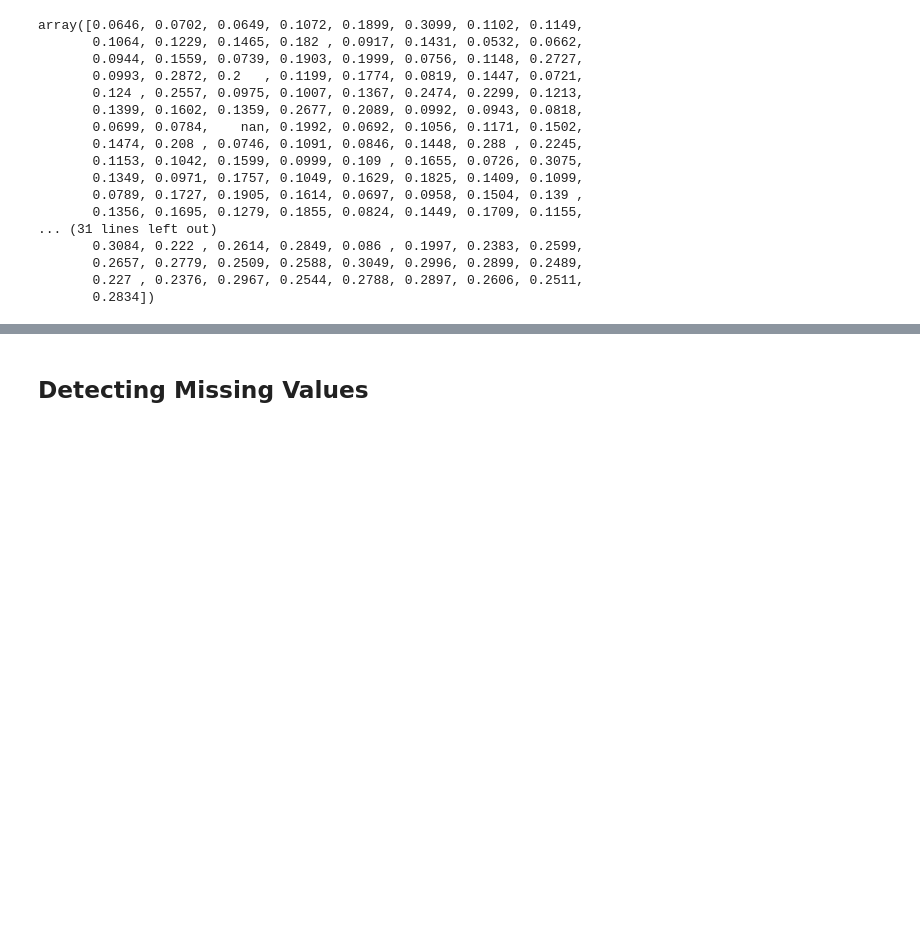
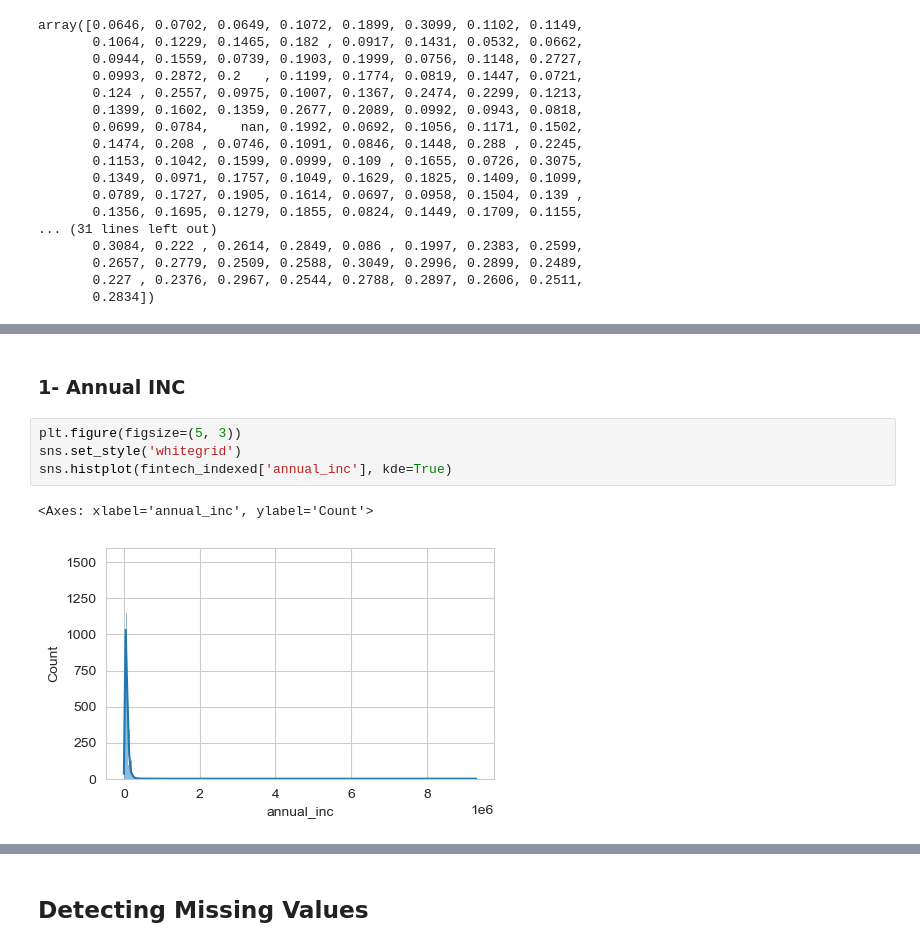
Before and after one commit to yasmeenel3sh/DataEngineeringProject, a Jupyter notebook: M1-template.ipynb, the cells around one changed output, grey strips where cells are left out. Drawn from its saved outputs; the diff is of its cells as text; blank space fills up the shorter version.

```diff
--- a/M1-template.ipynb
+++ b/M1-template.ipynb
@@ -655,0 +679,9 @@ array([0.0646, 0.0702, 0.0649, 0.1072, 0.1899, 0.3099, 0.1102, 0.1149,
+# %% [markdown]
+### 1- Annual INC
+# %%
+plt.figure(figsize=(5, 3))
+sns.set_style('whitegrid')
+sns.histplot(fintech_indexed['annual_inc'], kde=True)
+# %% [output]
+<Axes: xlabel='annual_inc', ylabel='Count'>
+[figure, added]
```
Also changed, not shown: parts of 29 cells of this notebook.
